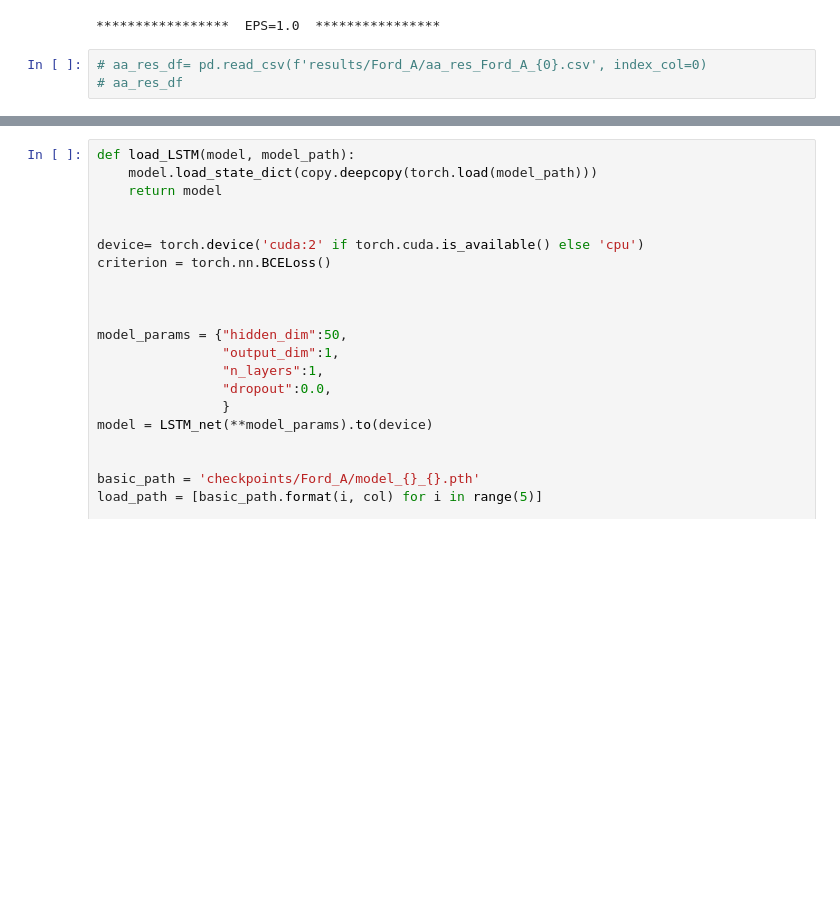
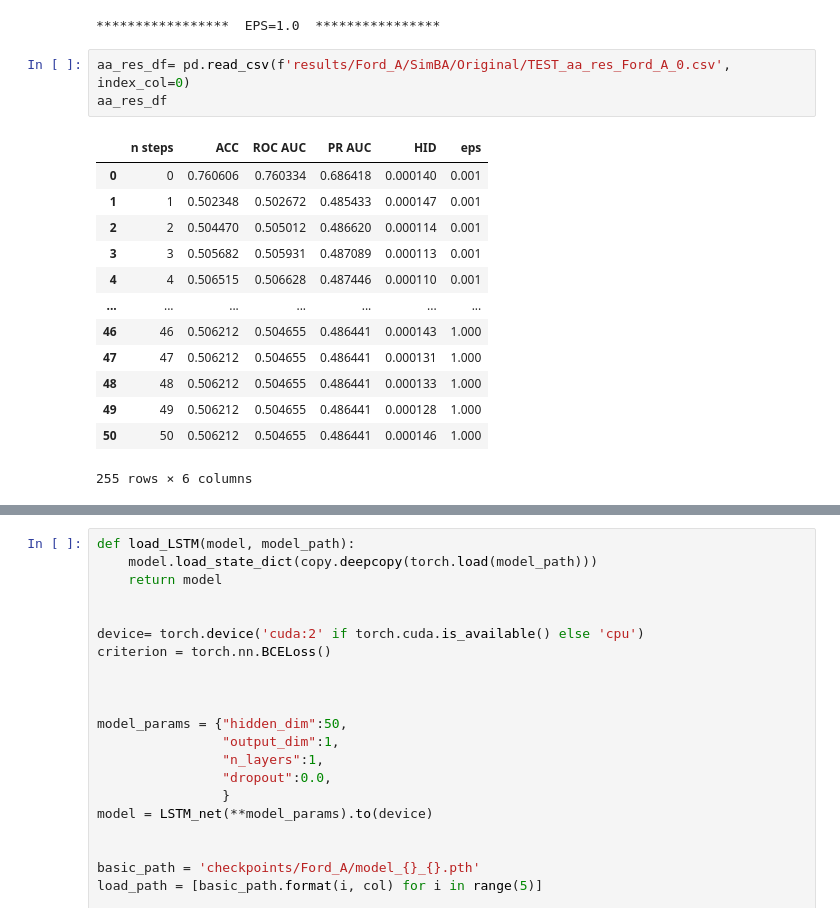
Before and after one commit to petrsokerin/Adversarial-Attacks, a Jupyter notebook: Ford A.ipynb, the cells around one changed output, grey strips where cells are left out. Drawn from its saved outputs; the diff is of its cells as text; blank space fills up the shorter version.

```diff
--- a/Ford A.ipynb
+++ b/Ford A.ipynb
@@ -439,8 +440,22 @@ for model_id in range(1):
 *****************  EPS=0.1778279410038923  ****************
 *****************  EPS=1.0  ****************
 # %%
-# aa_res_df= pd.read_csv(f'results/Ford_A/aa_res_Ford_A_{0}.csv', index_col=0)
-# aa_res_df
+aa_res_df= pd.read_csv(f'results/Ford_A/SimBA/Original/TEST_aa_res_Ford_A_0.csv', index_col=0)
+aa_res_df
+# %% [output]
+|  | n steps | ACC | ROC AUC | PR AUC | HID | eps |
+| 0 | 0 | 0.760606 | 0.760334 | 0.686418 | 0.000140 | 0.001 |
+| 1 | 1 | 0.502348 | 0.502672 | 0.485433 | 0.000147 | 0.001 |
+| 2 | 2 | 0.504470 | 0.505012 | 0.486620 | 0.000114 | 0.001 |
+| 3 | 3 | 0.505682 | 0.505931 | 0.487089 | 0.000113 | 0.001 |
+| 4 | 4 | 0.506515 | 0.506628 | 0.487446 | 0.000110 | 0.001 |
+| ... | ... | ... | ... | ... | ... | ... |
+| 46 | 46 | 0.506212 | 0.504655 | 0.486441 | 0.000143 | 1.000 |
+| 47 | 47 | 0.506212 | 0.504655 | 0.486441 | 0.000131 | 1.000 |
+| 48 | 48 | 0.506212 | 0.504655 | 0.486441 | 0.000133 | 1.000 |
+| 49 | 49 | 0.506212 | 0.504655 | 0.486441 | 0.000128 | 1.000 |
+| 50 | 50 | 0.506212 | 0.504655 | 0.486441 | 0.000146 | 1.000 |
+255 rows × 6 columns
 # %%
 plot_aa_metrics(aa_res_df, method='eps')
 # %% [output]
```
Also changed, not shown: parts of 4 cells of this notebook, 3 other files.
